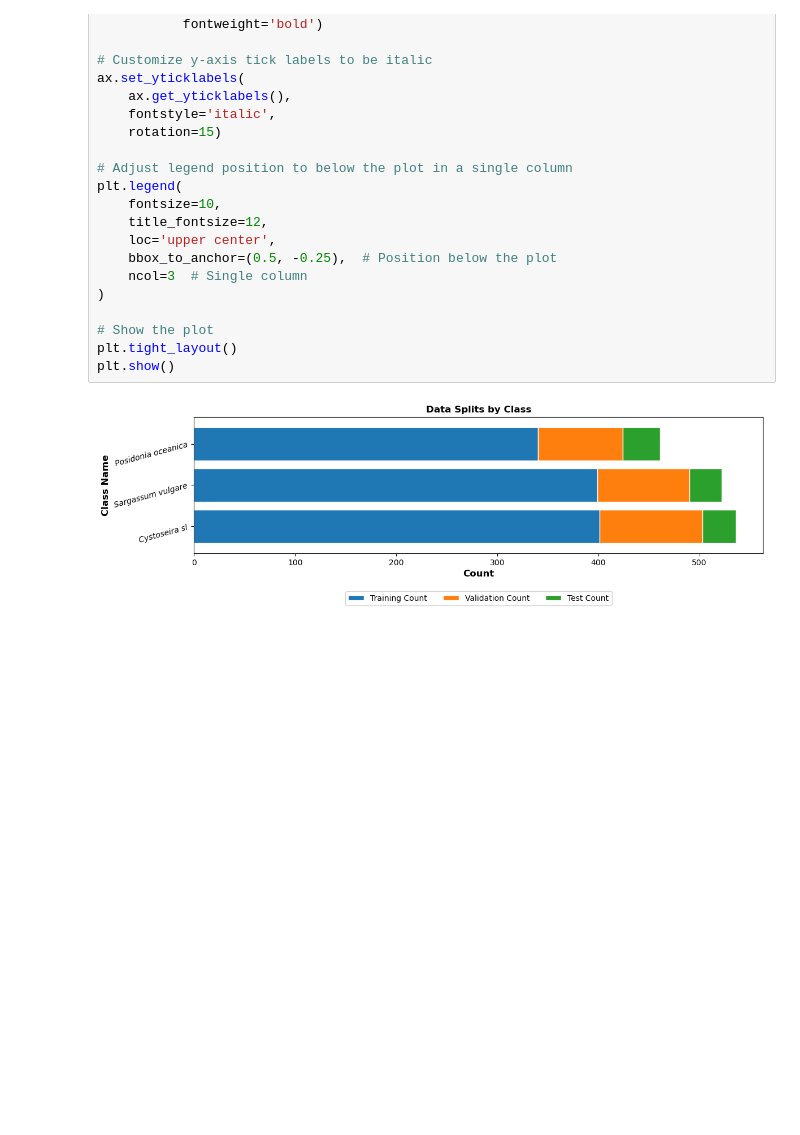
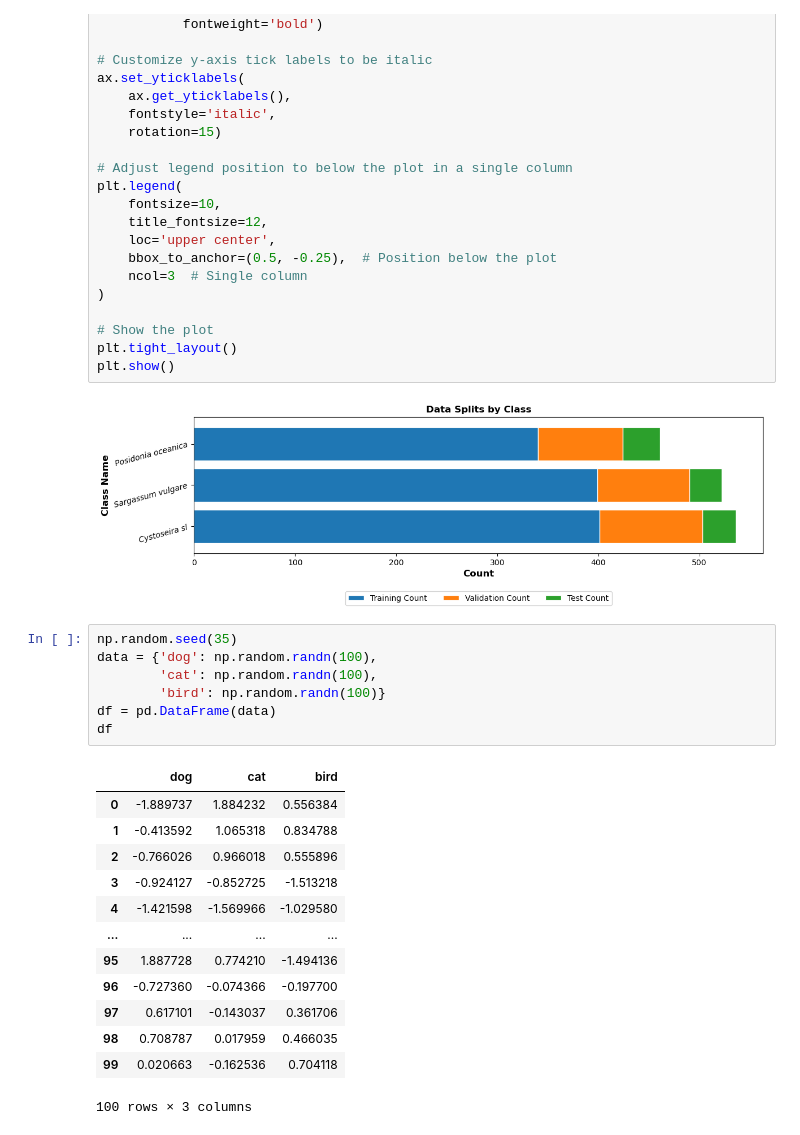
Before and after one commit to DolapoSalim/posidonia-identification-model-using-roboflow, a Jupyter notebook: notebooks/phd analysis.ipynb, the cells around one changed output. Drawn from its saved outputs; the diff is of its cells as text; blank space fills up the shorter version.

```diff
--- a/notebooks/phd analysis.ipynb
+++ b/notebooks/phd analysis.ipynb
@@ -76,3 +76,24 @@ plt.tight_layout()
 plt.show()
 # %% [output]
 [figure]
+# %%
+np.random.seed(35)
+data = {'dog': np.random.randn(100),
+        'cat': np.random.randn(100),
+        'bird': np.random.randn(100)}
+df = pd.DataFrame(data)
+df
+# %% [output]
+|  | dog | cat | bird |
+| 0 | -1.889737 | 1.884232 | 0.556384 |
+| 1 | -0.413592 | 1.065318 | 0.834788 |
+| 2 | -0.766026 | 0.966018 | 0.555896 |
+| 3 | -0.924127 | -0.852725 | -1.513218 |
+| 4 | -1.421598 | -1.569966 | -1.029580 |
+| ... | ... | ... | ... |
+| 95 | 1.887728 | 0.774210 | -1.494136 |
+| 96 | -0.727360 | -0.074366 | -0.197700 |
+| 97 | 0.617101 | -0.143037 | 0.361706 |
+| 98 | 0.708787 | 0.017959 | 0.466035 |
+| 99 | 0.020663 | -0.162536 | 0.704118 |
+100 rows × 3 columns
```
